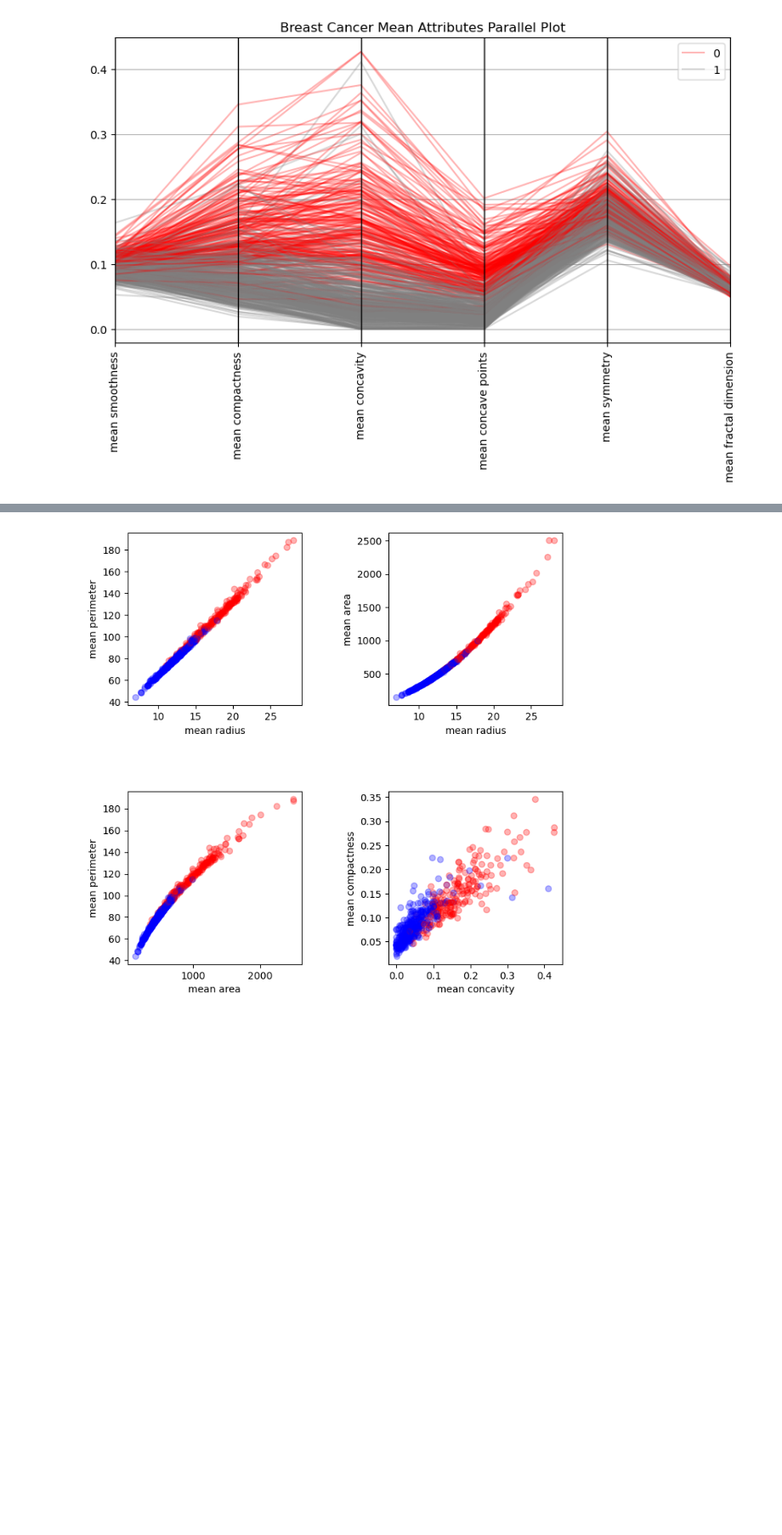
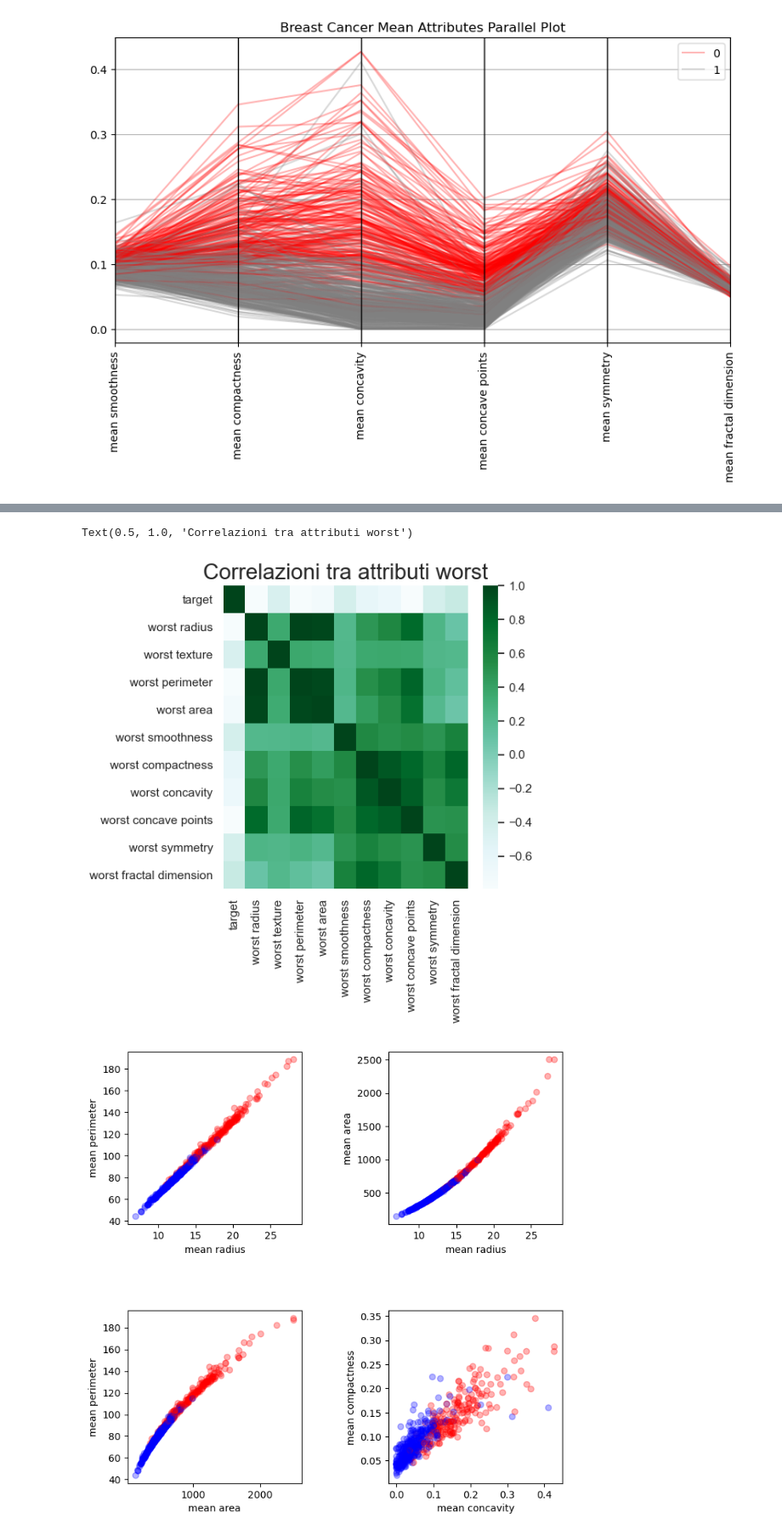
Before and after one commit to lasteperini/SCVIS, a Jupyter notebook: datavis.fede.ipynb, the cells around one changed output, grey strips where cells are left out. Shown at 85% size. Saved outputs shown, nothing was run; the diff lists cells and outputs as text; code cells hidden in the pictures; blank space fills up the shorter version.

```diff
--- a/datavis.fede.ipynb
+++ b/datavis.fede.ipynb
@@ -171,4 +190,7 @@ id = list(data0.index)
 # %%
 data_mean = data0.iloc[id, [0, 1, 2, 3, 4, 5, 6, 7, 8, 9, 10]]
+# %%
+data_worst = data0.iloc[id, [0, 21, 22, 23, 24, 25, 26, 27, 28, 29, 30]]
+#data_worst.info()
 # %%
 #data_mean
@@ -252 +294,8 @@ Text(0.5, 1.0, 'Correlazioni')
+# %%
+#matrice di correlazione sul dataset con solo i worst per vedere se ci sono delle differenze con quella mean
+
+sns.heatmap(data_worst.corr(), cmap='BuGn').set_title("Correlazioni tra attributi worst", size= 20)
+# %% [output]
+Text(0.5, 1.0, 'Correlazioni tra attributi worst')
+[figure, added]
 # %%
```
Also changed, not shown: parts of 8 cells of this notebook.
